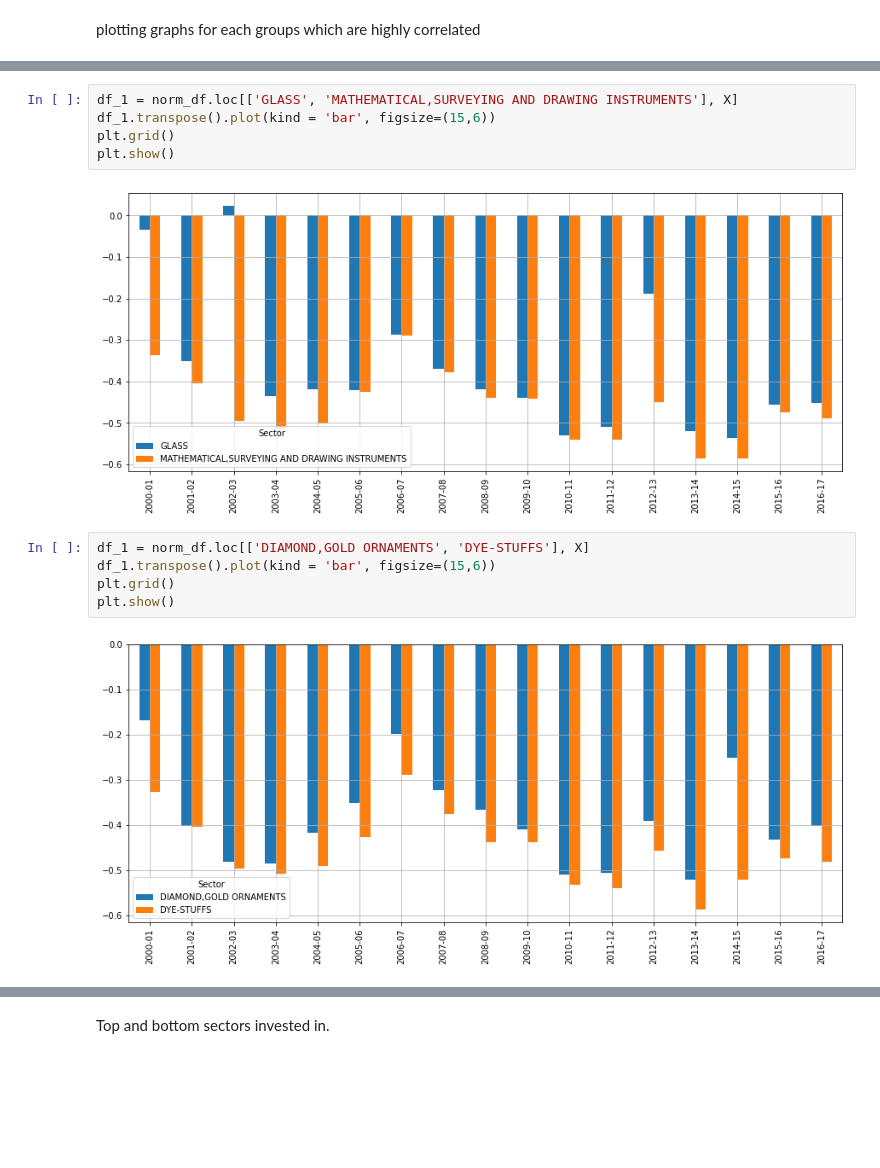
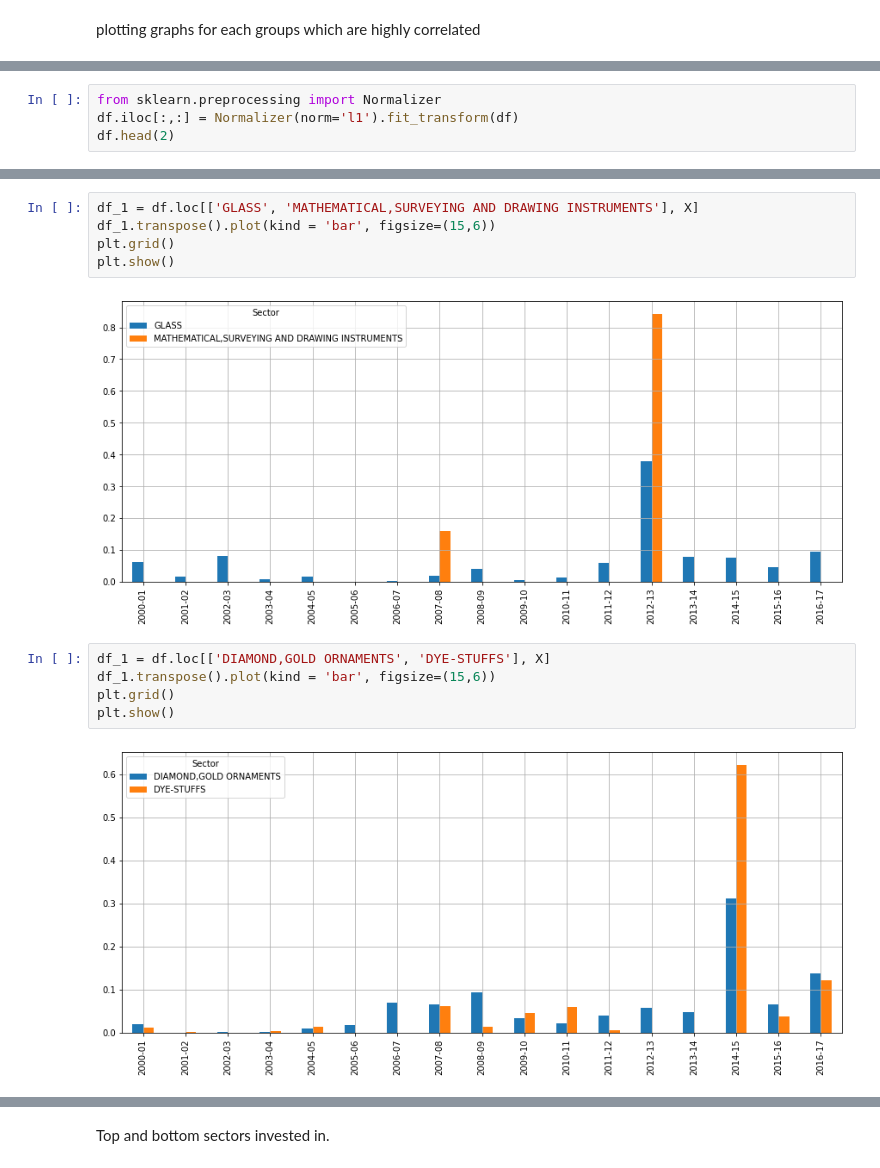
Before and after one commit to AlternateEconomy/InvestmentAnalytics-iNeuronInternship, a Jupyter notebook: FDI_in_India.ipynb, the cells around one changed output, grey strips where cells are left out. Saved outputs shown, nothing was run; the diff lists cells and outputs as text; blank space fills up the shorter version.

```diff
--- a/FDI_in_India.ipynb
+++ b/FDI_in_India.ipynb
@@ -134,0 +133,4 @@ norm_df.head(2)
+# %%
+from sklearn.preprocessing import Normalizer
+df.iloc[:,:] = Normalizer(norm='l1').fit_transform(df)
+df.head(2)
@@ -184,15 +201,15 @@ plt.show()
 # %%
-df_1 = norm_df.loc[['GLASS', 'MATHEMATICAL,SURVEYING AND DRAWING INSTRUMENTS'], X]
+df_1 = df.loc[['GLASS', 'MATHEMATICAL,SURVEYING AND DRAWING INSTRUMENTS'], X]
 df_1.transpose().plot(kind = 'bar', figsize=(15,6))
 plt.grid()
 plt.show()
 # %% [output]
-[figure, old version]
+[figure, new version]
 # %%
-df_1 = norm_df.loc[['DIAMOND,GOLD ORNAMENTS', 'DYE-STUFFS'], X]
+df_1 = df.loc[['DIAMOND,GOLD ORNAMENTS', 'DYE-STUFFS'], X]
 df_1.transpose().plot(kind = 'bar', figsize=(15,6))
 plt.grid()
 plt.show()
 # %% [output]
-[figure, old version]
+[figure, new version]
 # %%
```
Also changed, not shown: parts of 35 cells of this notebook.
